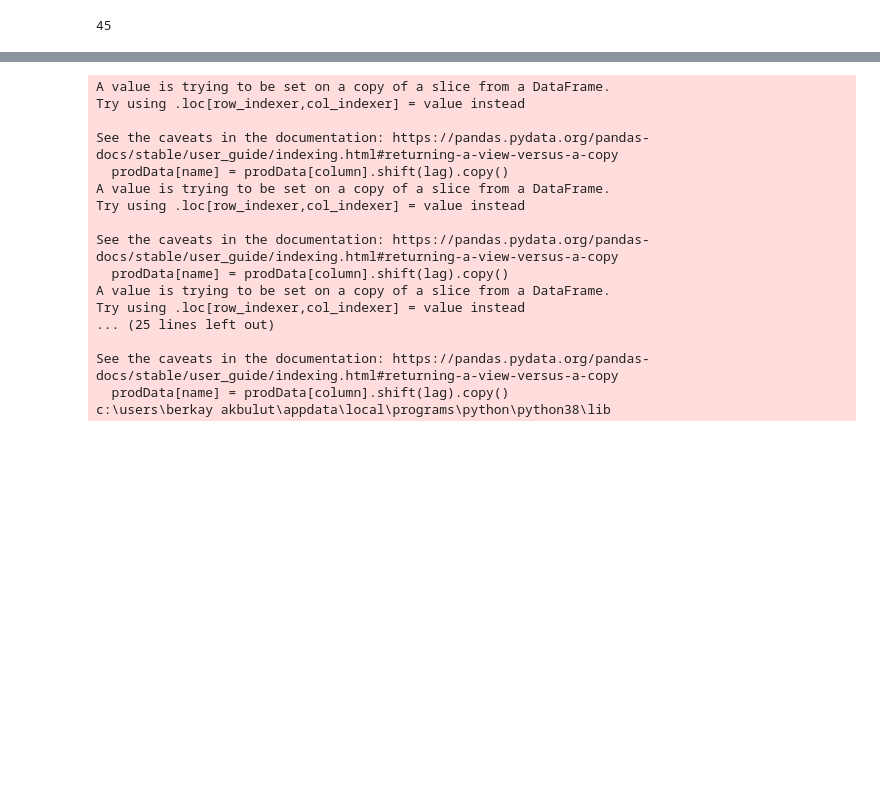
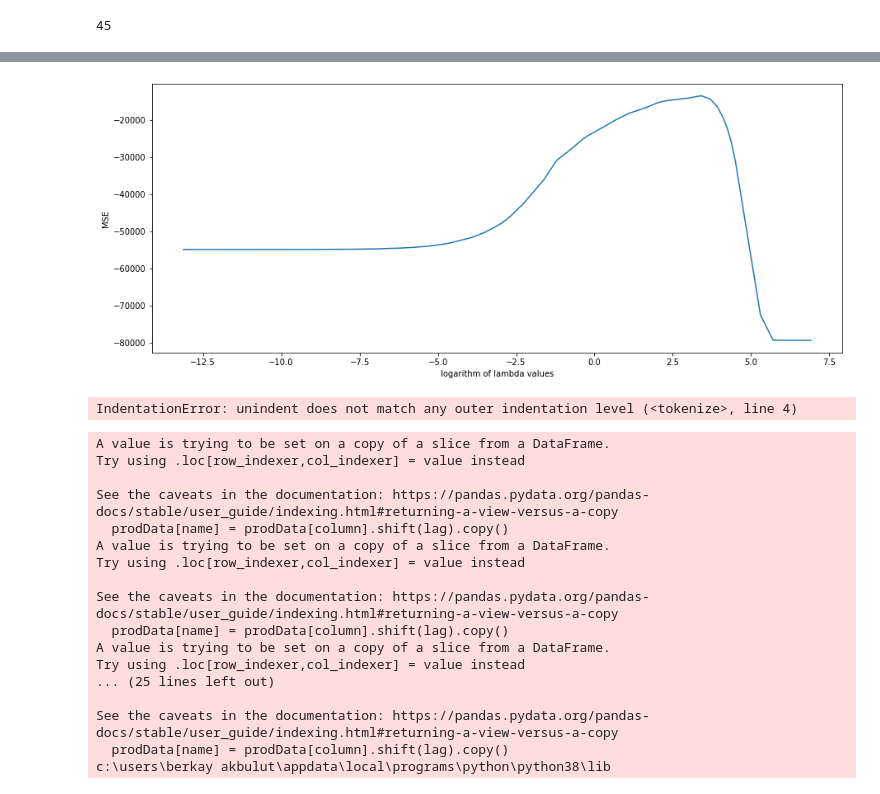
Before and after one commit to metehangelgi/indr491, a Jupyter notebook: dataProcess/lasso_singular_lag_last.ipynb, the cells around one changed output, grey strips where cells are left out. Saved outputs shown, nothing was run; the diff lists cells and outputs as text; code cells hidden in the pictures; blank space fills up the shorter version.

```diff
--- a/dataProcess/lasso_singular_lag_last.ipynb
+++ b/dataProcess/lasso_singular_lag_last.ipynb
@@ -115,2 +105,4 @@ len([i for i in salesID if i > 20])
 # %% [output]
 45
+# %%
+A = data[data.product_id == 2765821603728117]
@@ -117,3 +132,25 @@ len([i for i in salesID if i > 20])
+# %%
+B_train, B_test = np.split(B, [int(.8*len(B))])
+By_train, By_test = np.split(By, [int(.8*len(By))])
+# %%
+res = searching(B_train, By_train)
+# %%
+x_ticks = [2e-6, 1e-5, 1e-4, 1e-3, 1e-2, 1e-1, 1, 1e1, 1e2, 1e3]
+plt.figure(figsize = (15, 6))
+plt.plot(np.log(alpha_search_range), res[2])
+plt.xlabel('logarithm of lambda values')
+plt.ylabel('MSE')
+plt.show()
+# %% [output]
+[figure, added]
+# %%
+for name in X_train.columns:
+            X_train[name] = z_normal(X_train[name].copy())
+            X_test[name] = z_normal(X_test[name].copy())
+        y_train = z_normal(y_train.copy())
+        y_test = z_normal(y_test.copy())
+# %% [output]
+IndentationError: unindent does not match any outer indentation level (<tokenize>, line 4)
 # %%
 def manipulation_and_search(data, max_lag = 7, num_prod = 50):
     boolTest=True
```
Also changed, not shown: parts of 6 cells of this notebook.
